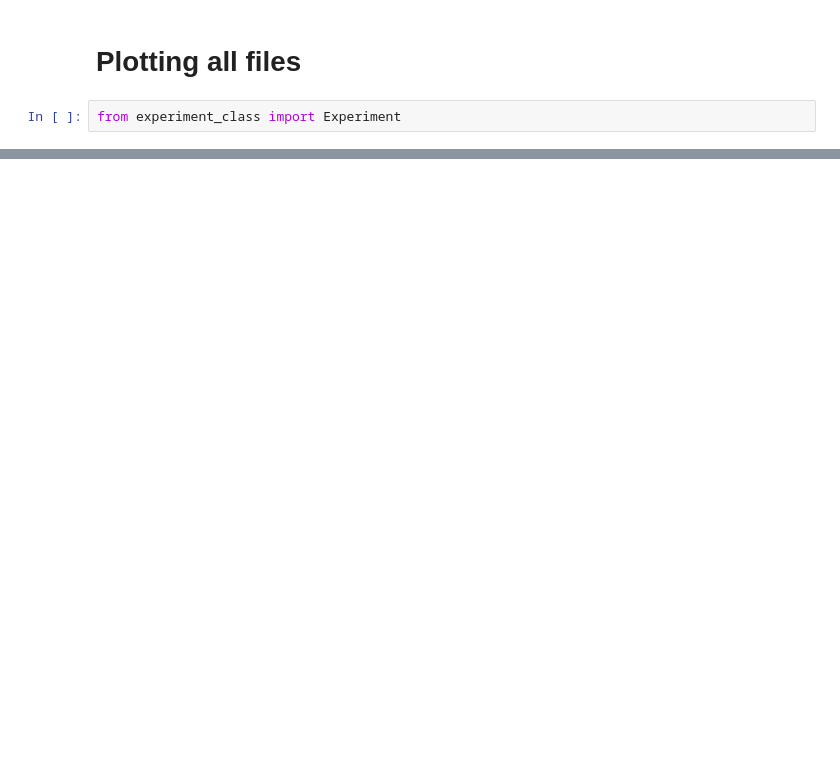
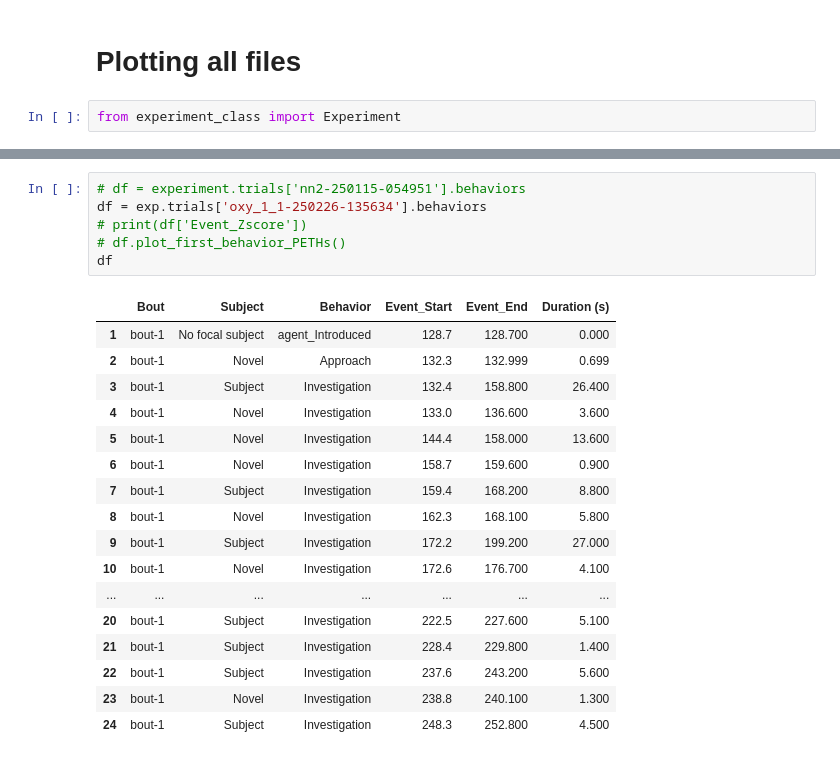
Before and after one commit to nayla-jimenez/Oxytocin, a Jupyter notebook: experiment_test.ipynb, the cells around one changed output, grey strips where cells are left out. Drawn from its saved outputs; the diff is of its cells as text; blank space fills up the shorter version.

```diff
--- a/experiment_test.ipynb
+++ b/experiment_test.ipynb
@@ -42,0 +25,24 @@ Processing oxy_2-250226-111424...
+# %%
+# df = experiment.trials['nn2-250115-054951'].behaviors
+df = exp.trials['oxy_1_1-250226-135634'].behaviors
+# print(df['Event_Zscore'])
+# df.plot_first_behavior_PETHs()
+df
+# %% [output]
+|  | Bout | Subject | Behavior | Event_Start | Event_End | Duration (s) |
+| 1 | bout-1 | No focal subject | agent_Introduced | 128.7 | 128.700 | 0.000 |
+| 2 | bout-1 | Novel | Approach | 132.3 | 132.999 | 0.699 |
+| 3 | bout-1 | Subject | Investigation | 132.4 | 158.800 | 26.400 |
+| 4 | bout-1 | Novel | Investigation | 133.0 | 136.600 | 3.600 |
+| 5 | bout-1 | Novel | Investigation | 144.4 | 158.000 | 13.600 |
+| 6 | bout-1 | Novel | Investigation | 158.7 | 159.600 | 0.900 |
+| 7 | bout-1 | Subject | Investigation | 159.4 | 168.200 | 8.800 |
+| 8 | bout-1 | Novel | Investigation | 162.3 | 168.100 | 5.800 |
+| 9 | bout-1 | Subject | Investigation | 172.2 | 199.200 | 27.000 |
+| 10 | bout-1 | Novel | Investigation | 172.6 | 176.700 | 4.100 |
+| ... | ... | ... | ... | ... | ... | ... |
+| 20 | bout-1 | Subject | Investigation | 222.5 | 227.600 | 5.100 |
+| 21 | bout-1 | Subject | Investigation | 228.4 | 229.800 | 1.400 |
+| 22 | bout-1 | Subject | Investigation | 237.6 | 243.200 | 5.600 |
+| 23 | bout-1 | Novel | Investigation | 238.8 | 240.100 | 1.300 |
+| 24 | bout-1 | Subject | Investigation | 248.3 | 252.800 | 4.500 |
```
Also changed, not shown: parts of 9 cells of this notebook, 10 other files.
